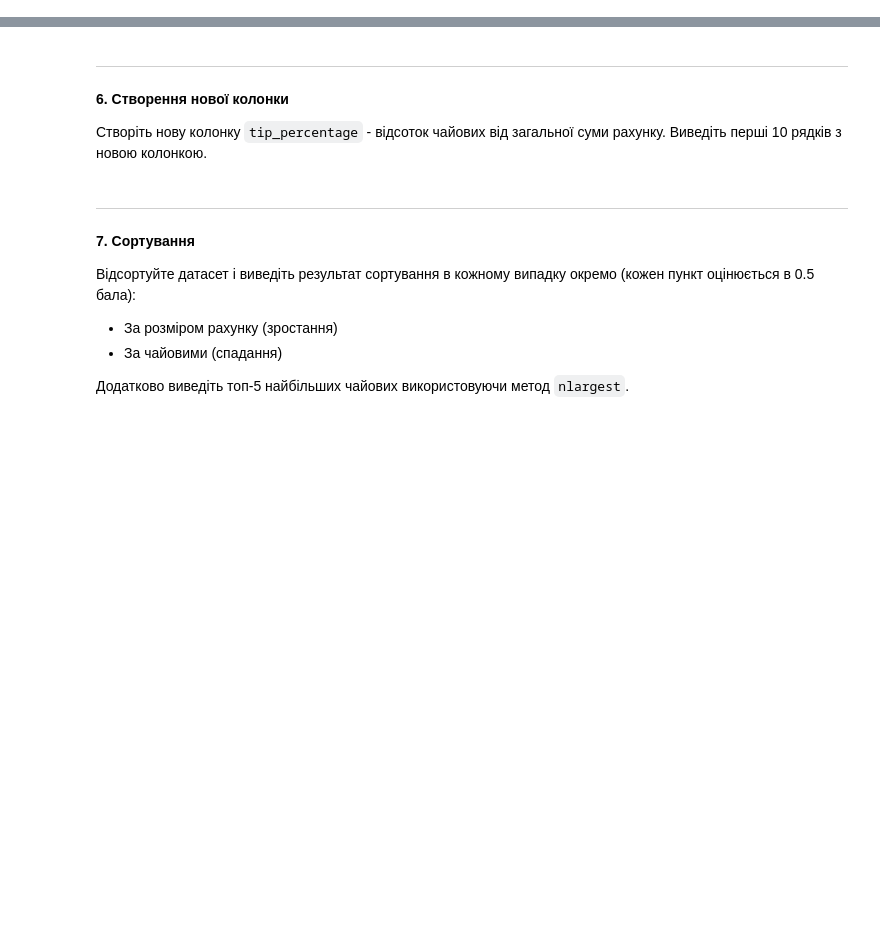
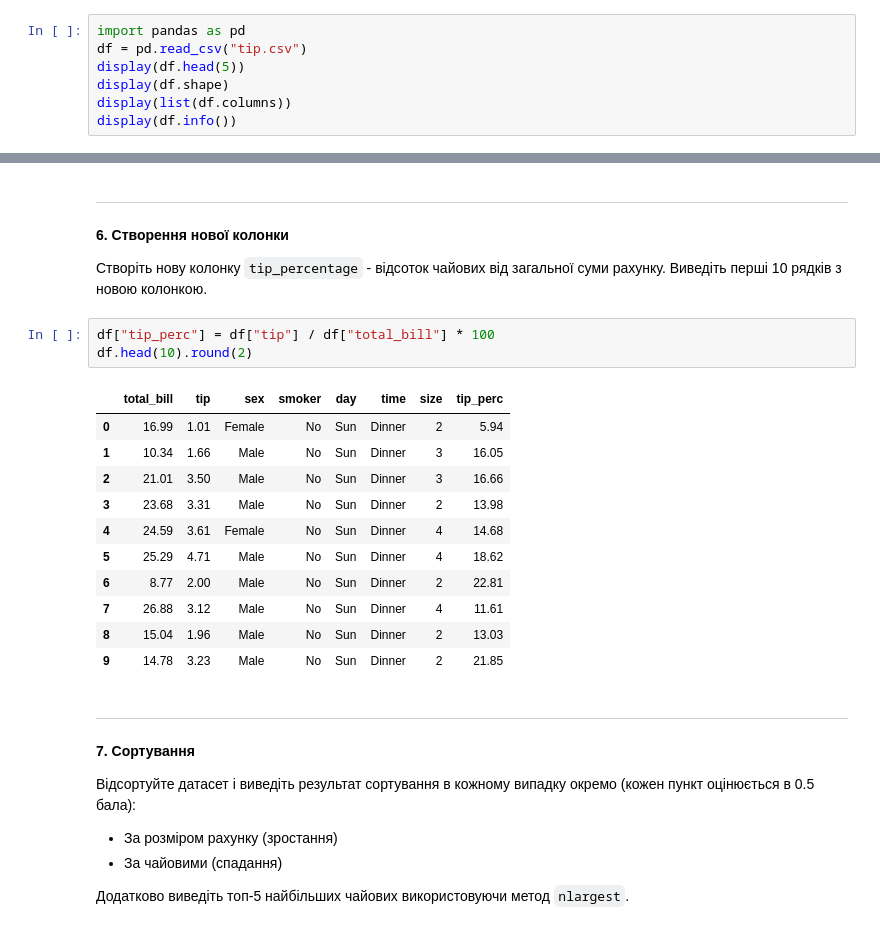
Before and after one commit to tarazevych/HW_for_Python, a Jupyter notebook: HW8_Pandas.ipynb, the cells around one changed output, grey strips where cells are left out. Saved outputs shown, nothing was run; the diff lists cells and outputs as text; blank space fills up the shorter version.

```diff
--- a/HW8_Pandas.ipynb
+++ b/HW8_Pandas.ipynb
@@ -32,3 +32,10 @@ Tips - це датасет, який містить інформацію про
 - Розмір датасету (shape)
 - Назви всіх колонок
 - Інформацію про типи даних (info)
+# %%
+import pandas as pd
+df = pd.read_csv("tip.csv")
+display(df.head(5))
+display(df.shape)
+display(list(df.columns))
+display(df.info())
@@ -79,6 +272,21 @@ Tips - це датасет, який містить інформацію про
 
 Створіть нову колонку `tip_percentage` - відсоток чайових від загальної суми рахунку.
 Виведіть перші 10 рядків з новою колонкою.
+# %%
+df["tip_perc"] = df["tip"] / df["total_bill"] * 100
+df.head(10).round(2)
+# %% [output]
+|  | total_bill | tip | sex | smoker | day | time | size | tip_perc |
+| 0 | 16.99 | 1.01 | Female | No | Sun | Dinner | 2 | 5.94 |
+| 1 | 10.34 | 1.66 | Male | No | Sun | Dinner | 3 | 16.05 |
+| 2 | 21.01 | 3.50 | Male | No | Sun | Dinner | 3 | 16.66 |
+| 3 | 23.68 | 3.31 | Male | No | Sun | Dinner | 2 | 13.98 |
+| 4 | 24.59 | 3.61 | Female | No | Sun | Dinner | 4 | 14.68 |
+| 5 | 25.29 | 4.71 | Male | No | Sun | Dinner | 4 | 18.62 |
+| 6 | 8.77 | 2.00 | Male | No | Sun | Dinner | 2 | 22.81 |
+| 7 | 26.88 | 3.12 | Male | No | Sun | Dinner | 4 | 11.61 |
+| 8 | 15.04 | 1.96 | Male | No | Sun | Dinner | 2 | 13.03 |
+| 9 | 14.78 | 3.23 | Male | No | Sun | Dinner | 2 | 21.85 |
 # %% [markdown]
 ---
 
```
Also changed, not shown: parts of 6 cells of this notebook.
